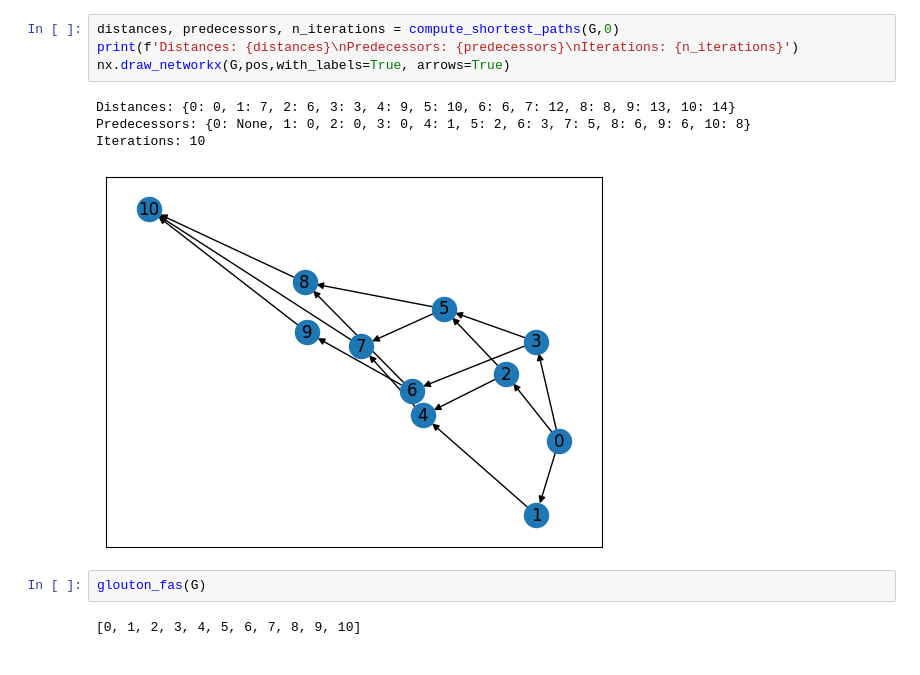
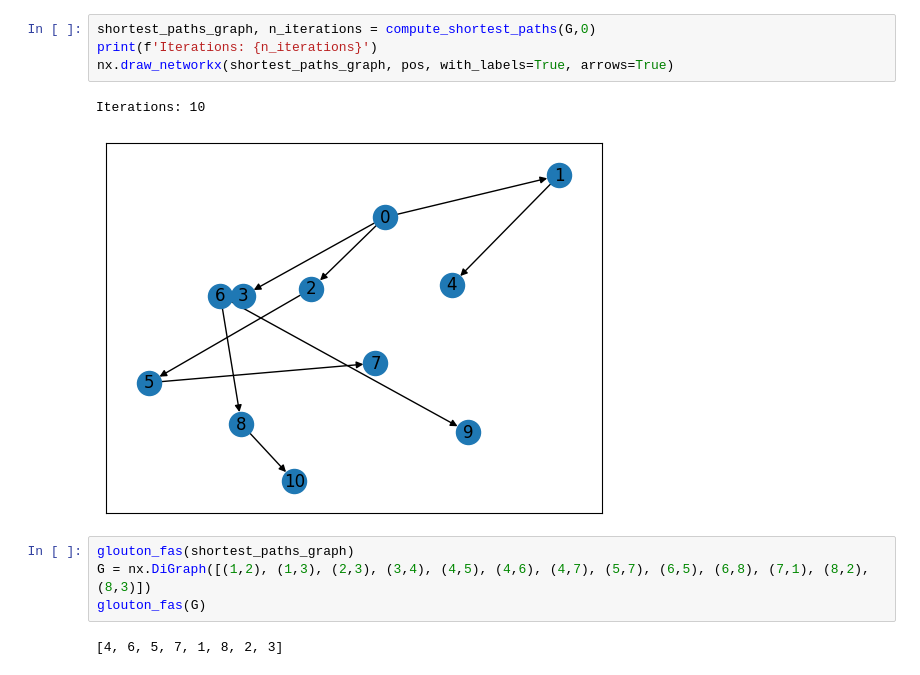
Before and after one commit to Ethan2541/Improved-Bellman-Ford, a Jupyter notebook: notebook.ipynb, the cells around one changed output. Saved outputs shown, nothing was run; the diff lists cells and outputs as text.

Commit message:
Bellman-Ford: output graph based on shortest paths

```diff
--- a/notebook.ipynb
+++ b/notebook.ipynb
@@ -17,13 +20,13 @@ assert G.nodes
 # %%
-distances, predecessors, n_iterations = compute_shortest_paths(G,0)
-print(f'Distances: {distances}\nPredecessors: {predecessors}\nIterations: {n_iterations}')
-nx.draw_networkx(G,pos,with_labels=True, arrows=True)
+shortest_paths_graph, n_iterations = compute_shortest_paths(G,0)
+print(f'Iterations: {n_iterations}')
+nx.draw_networkx(shortest_paths_graph, pos, with_labels=True, arrows=True)
 # %% [output]
-Distances: {0: 0, 1: 7, 2: 6, 3: 3, 4: 9, 5: 10, 6: 6, 7: 12, 8: 8, 9: 13, 10: 14}
-Predecessors: {0: None, 1: 0, 2: 0, 3: 0, 4: 1, 5: 2, 6: 3, 7: 5, 8: 6, 9: 6, 10: 8}
 Iterations: 10
-[figure, old version]
+[figure, new version]
-# %%
-glouton_fas(G)
-# %% [output]
-[0, 1, 2, 3, 4, 5, 6, 7, 8, 9, 10]
+# %%
+glouton_fas(shortest_paths_graph)
+G = nx.DiGraph([(1,2), (1,3), (2,3), (3,4), (4,5), (4,6), (4,7), (5,7), (6,5), (6,8), (7,1), (8,2), (8,3)])
+glouton_fas(G)
+# %% [output]
+[4, 6, 5, 7, 1, 8, 2, 3]
```
Also changed, not shown: parts of 2 cells of this notebook, 2 other files.
